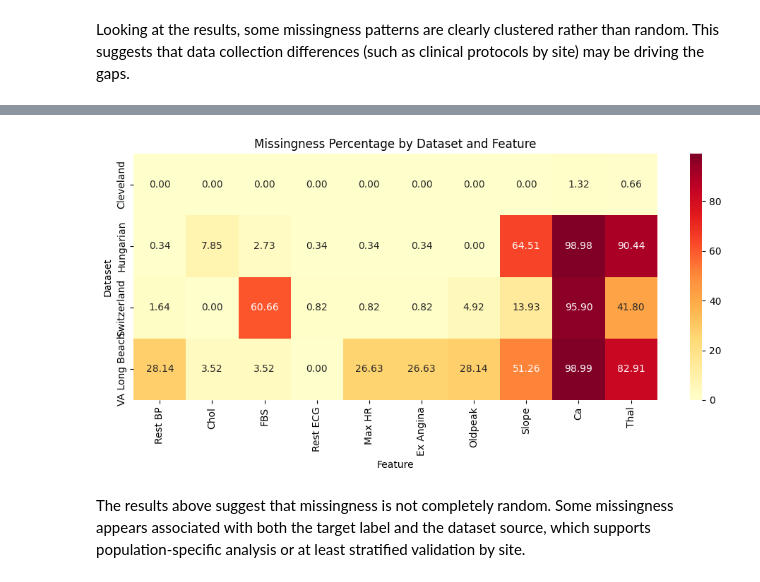
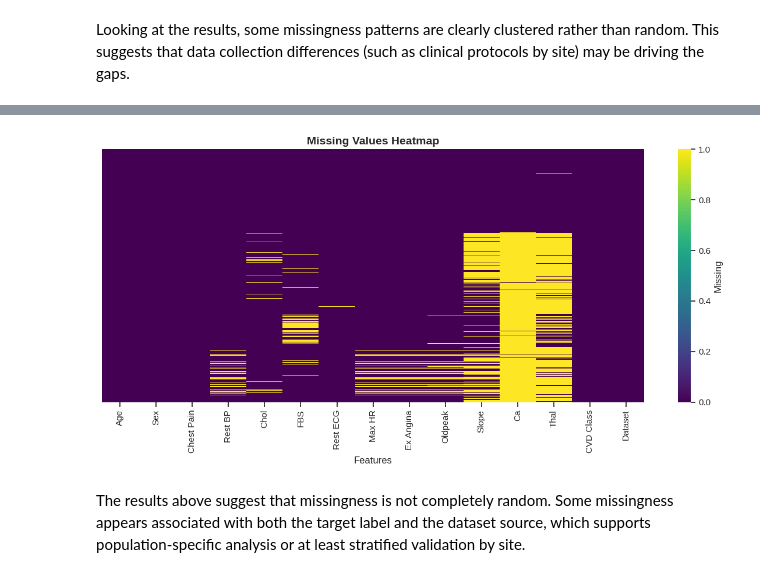
Before and after one commit to Ericn01/Heart-Disease-Prediction, a Jupyter notebook: 1_data_exploration_uci_heart.ipynb, the cells around one changed output, grey strips where cells are left out. Cells and saved outputs as stored; diff of their text form; code cells hidden in the pictures.

```diff
--- a/1_data_exploration_uci_heart.ipynb
+++ b/1_data_exploration_uci_heart.ipynb
@@ -352,21 +381,8 @@ plt.show()
 # %%
-# Missingness by dataset/source
-missing_by_dataset = df.groupby('Dataset').apply(lambda x: x.isnull().mean() * 100)
+from utils.data_visualizations import plot_missingness_heatmap
 
-# Keep only features with any missingness
-missing_by_dataset = missing_by_dataset.loc[:, missing_by_dataset.max() > 0]
-missing_by_dataset = missing_by_dataset.round(2)
-missing_by_dataset
-
-# Visualize missingness patterns by dataset
-plt.figure(figsize=(10, 5))
-sns.heatmap(missing_by_dataset, annot=True, fmt='.2f', cmap='YlOrRd')
-plt.title('Missingness Percentage by Dataset and Feature')
-plt.xlabel('Feature')
-plt.ylabel('Dataset')
-plt.tight_layout()
-plt.show()
+plot_missingness_heatmap(dataframe=df)
 # %% [output]
-[figure, old version]
+[figure, new version]
 # %% [markdown]
 The results above suggest that missingness is not completely random. Some missingness appears associated with both the target label and the dataset source, which supports population-specific analysis or at least stratified validation by site.
```
Also changed, not shown: parts of 13 cells of this notebook, 2 other files.
